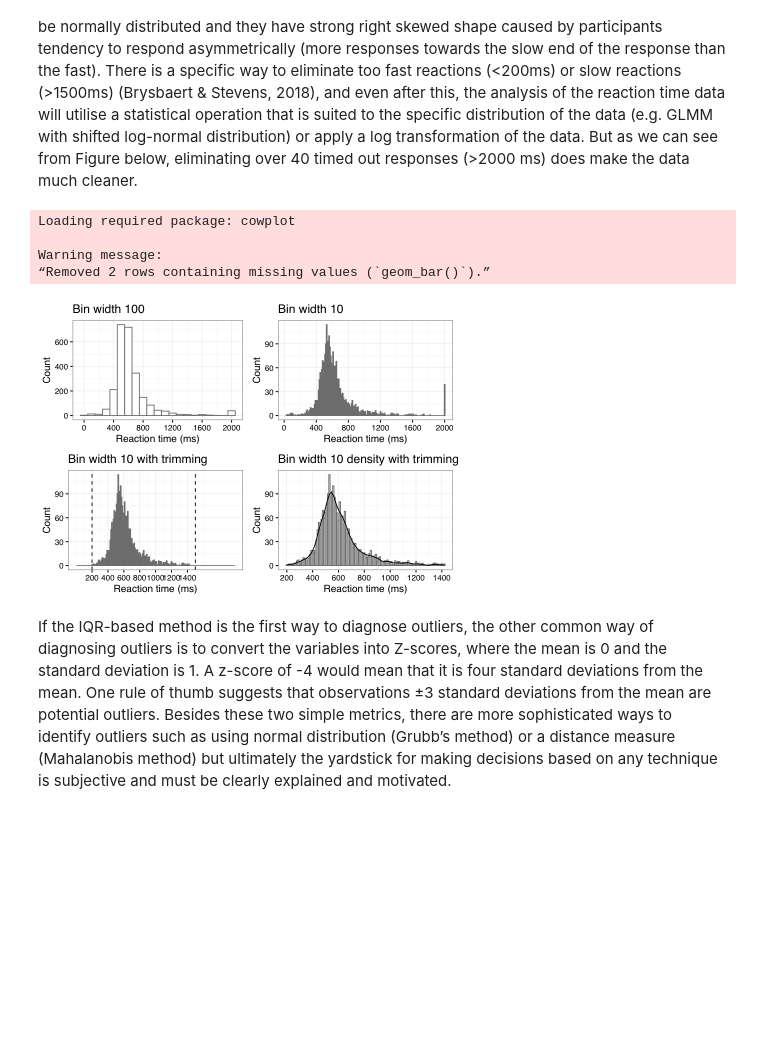
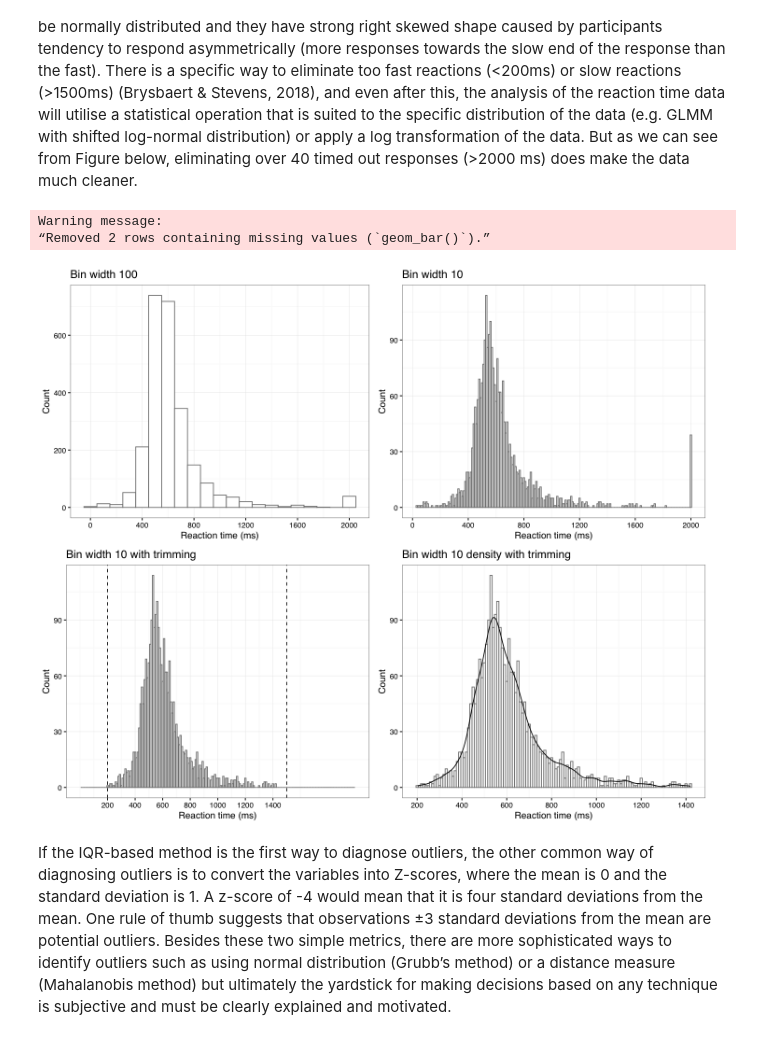
Before and after one commit to tuomaseerola/emr, a Jupyter notebook: Chapter6.4.ipynb, the cells around one changed output. Saved outputs shown, nothing was run; the diff lists cells and outputs as text; code cells hidden in the pictures; blank space fills up the shorter version.

```diff
--- a/Chapter6.4.ipynb
+++ b/Chapter6.4.ipynb
@@ -79,7 +78,7 @@ print(paste('Lower threshold for outliers:',lower_threshold))
 The second example comes from the priming study and the reaction time responses (see Figure 6.2). The mean response time was 632 ms, the upper threshold for outliers using the IQR-based technique is 930 ms and the lower threshold is 254 ms, so any value below 254 ms or above 930 ms could be considered as a potential outlier. To be fair, reaction times are not even supposed to be normally distributed and they have strong right skewed shape caused by participants tendency to respond asymmetrically (more responses towards the slow end of the response than the fast). There is a specific way to eliminate too fast reactions (<200ms) or slow reactions (>1500ms) (Brysbaert & Stevens, 2018), and even after this, the analysis of the reaction time data will utilise a statistical operation that is suited to the specific distribution of the data (e.g. GLMM with shifted log-normal distribution) or apply a log transformation of the data. But as we can see from Figure below, eliminating over 40 timed out responses (>2000 ms) does make the data much cleaner.
 # %%
 # Code 6.6
-require(cowplot)
+options(repr.plot.width = 12, repr.plot.height = 10) # Default plot size for Colab
 d <- MusicScienceData::priming
 
 g1<-ggplot(d,aes(x=RT))+
@@ -89,43 +88,39 @@ g1<-ggplot(d,aes(x=RT))+
   xlab('Reaction time (ms)')+
   scale_x_continuous(breaks=seq(0,2000,by=400))+
   theme_MusicScience()
-
 
 g2<-ggplot(d,aes(x=RT))+
   geom_histogram(binwidth=10,colour='grey50',fill='white')+
   ggtitle('Bin width 10')+
   ylab('Count')+
   xlab('Reaction time (ms)')+
   scale_x_continuous(breaks=seq(0,2000,by=400))+
   theme_MusicScience()
 
 g3<-ggplot(dplyr::filter(d,RT>200 & RT<1500),aes(x=RT))+
   geom_histogram(binwidth=10,colour='grey50',fill='white')+
   ggtitle('Bin width 10 with trimming')+
   ylab('Count')+
   xlab('Reaction time (ms)')+
   scale_x_continuous(breaks=seq(200,1500,by=200),limits = c(0,2000))+
   geom_vline(xintercept = c(200,1500),linetype='dashed')+
   theme_MusicScience()
 
-
 g4<-ggplot(dplyr::filter(d,RT>200 & RT<1500),aes(x=RT))+
   geom_histogram(binwidth=10,colour='grey50',fill='white')+
   geom_density(aes(y=10 * after_stat(count)),alpha=0.5,colour='black',fill=NA)+
   ggtitle('Bin width 10 density with trimming')+
   ylab('Count')+
   xlab('Reaction time (ms)')+
   scale_x_continuous(breaks=seq(200,1500,by=200))+
   theme_MusicScience()
 
 G1 <- plot_grid(g1, g2, g3, g4, nrow = 2)
 print(G1)
 # %% [output]
-Loading required package: cowplot
-
 Warning message:
 “Removed 2 rows containing missing values (`geom_bar()`).”
-[figure, old version]
+[figure, new version]
 # %% [markdown]
 If the IQR-based method is the first way to diagnose outliers, the other common way of diagnosing outliers is to convert the variables into Z-scores, where the mean is 0 and the standard deviation is 1. A z-score of -4 would mean that it is four standard deviations from the mean. One rule of thumb suggests that observations ±3 standard deviations from the mean are potential outliers. Besides these two simple metrics, there are more sophisticated ways to identify outliers such as using normal distribution (Grubb’s method) or a distance measure (Mahalanobis method) but ultimately the yardstick for making decisions based on any technique is subjective and must be clearly explained and motivated.
 # %% [markdown]
```
Also changed, not shown: parts of 3 cells of this notebook.
